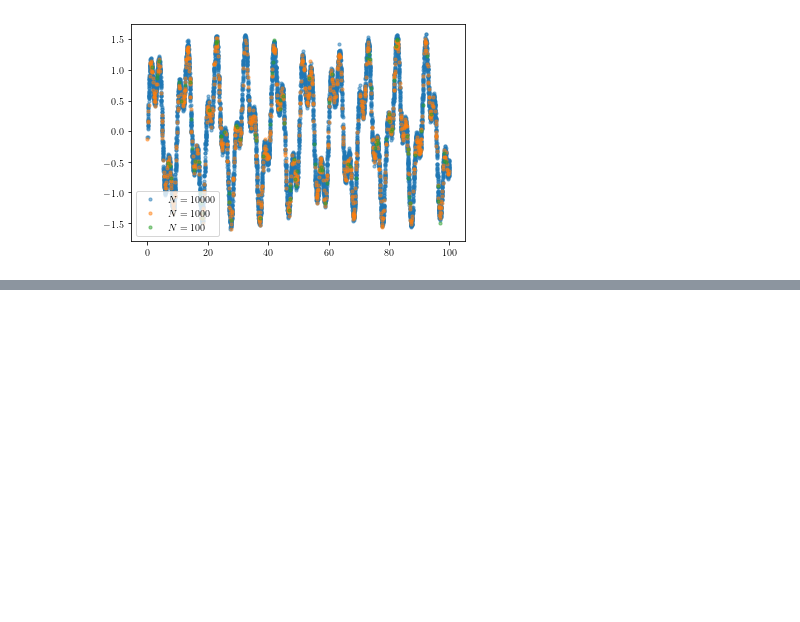
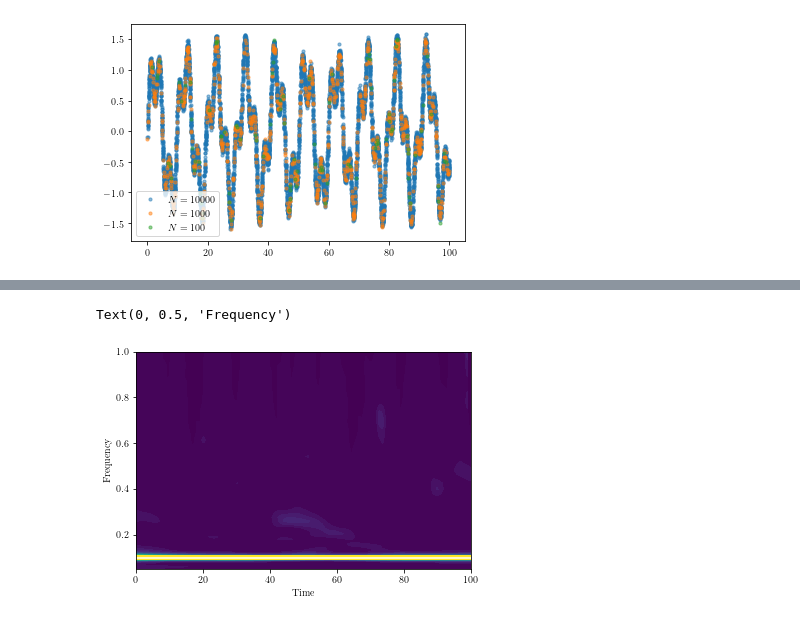
Before and after one commit to project-wavelets/JazzHands, a Jupyter notebook: jazzhands/data/benchmarking.ipynb, the cells around one changed output, grey strips where cells are left out. Cells and saved outputs as stored; diff of their text form; code cells hidden in the pictures; blank space fills up the shorter version.

```diff
--- a/jazzhands/data/benchmarking.ipynb
+++ b/jazzhands/data/benchmarking.ipynb
@@ -122,0 +123,8 @@ plt.legend()
+# %%
+plt.contourf(taus, omegas/2/np.pi, wwz1.T, levels=1000,vmin=0,vmax=100)
+plt.axhline(y=1/10,c='w')
+plt.xlabel('Time')
+plt.ylabel('Frequency')
+# %% [output]
+Text(0, 0.5, 'Frequency')
+[figure, added]
```
Also changed, not shown: parts of 4 cells of this notebook, 1 other file.
